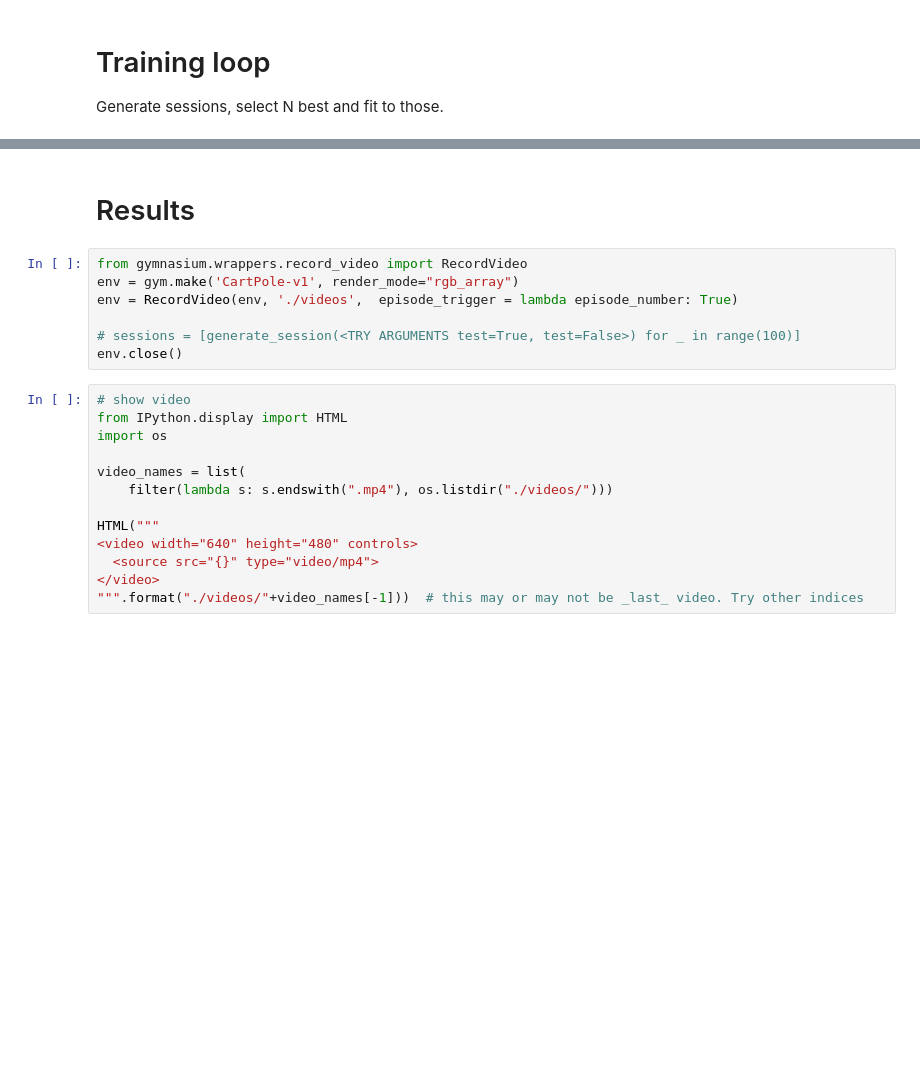
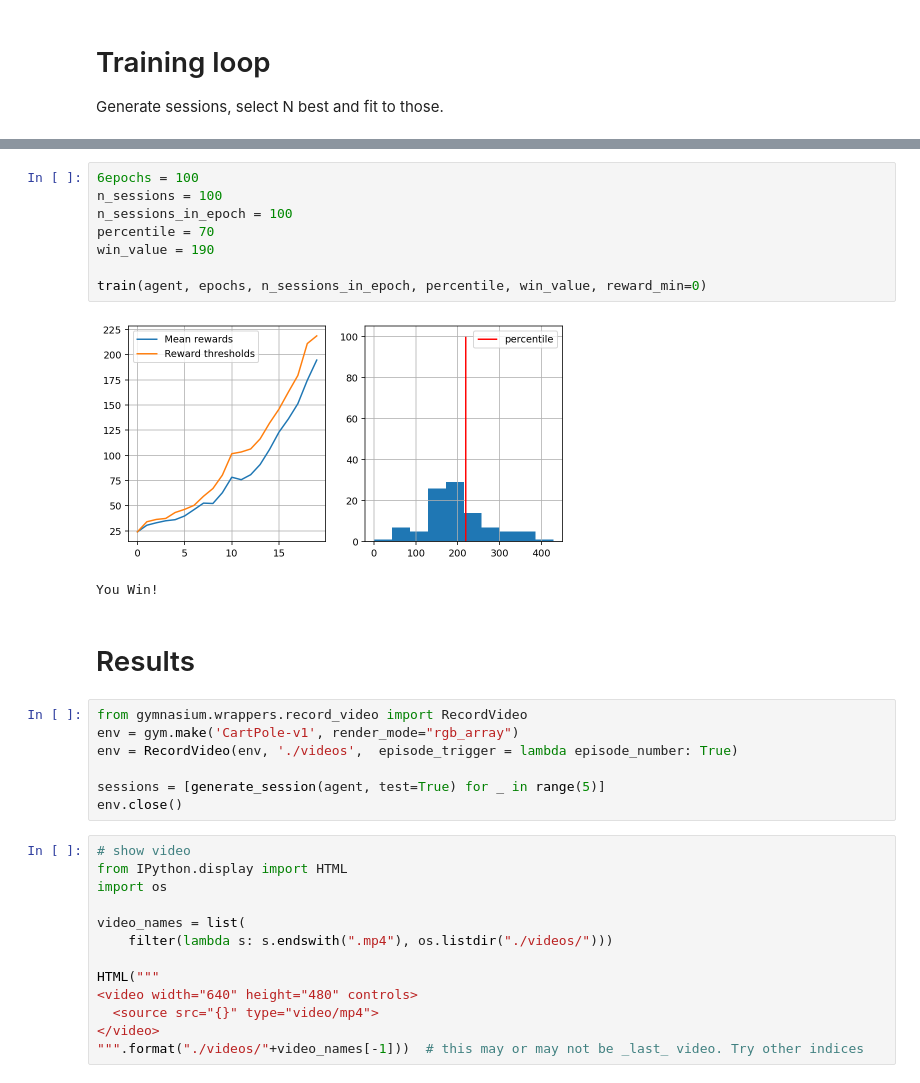
Before and after one commit to AndBoyS/RL-course, a Jupyter notebook: hw1/deep-crossentropy-method.ipynb, the cells around one changed output, grey strips where cells are left out. Saved outputs shown, nothing was run; the diff lists cells and outputs as text; blank space fills up the shorter version.

```diff
--- a/hw1/deep-crossentropy-method.ipynb
+++ b/hw1/deep-crossentropy-method.ipynb
@@ -212,3 +245,14 @@ for i in range(100):
+# %%
+6epochs = 100
+n_sessions = 100
+n_sessions_in_epoch = 100
+percentile = 70
+win_value = 190
+
+train(agent, epochs, n_sessions_in_epoch, percentile, win_value, reward_min=0)
+# %% [output]
+[figure, added]
+You Win!
 # %% [markdown]
 # Results
 # %%
@@ -216,7 +260,7 @@ from gymnasium.wrappers.record_video import RecordVideo
 env = gym.make('CartPole-v1', render_mode="rgb_array")
 env = RecordVideo(env, './videos',  episode_trigger = lambda episode_number: True)
 
-# sessions = [generate_session(<TRY ARGUMENTS test=True, test=False>) for _ in range(100)]
+sessions = [generate_session(agent, test=True) for _ in range(5)]
 env.close()
 # %%
 # show video
```
Also changed, not shown: parts of 15 cells of this notebook, 2 other files.
